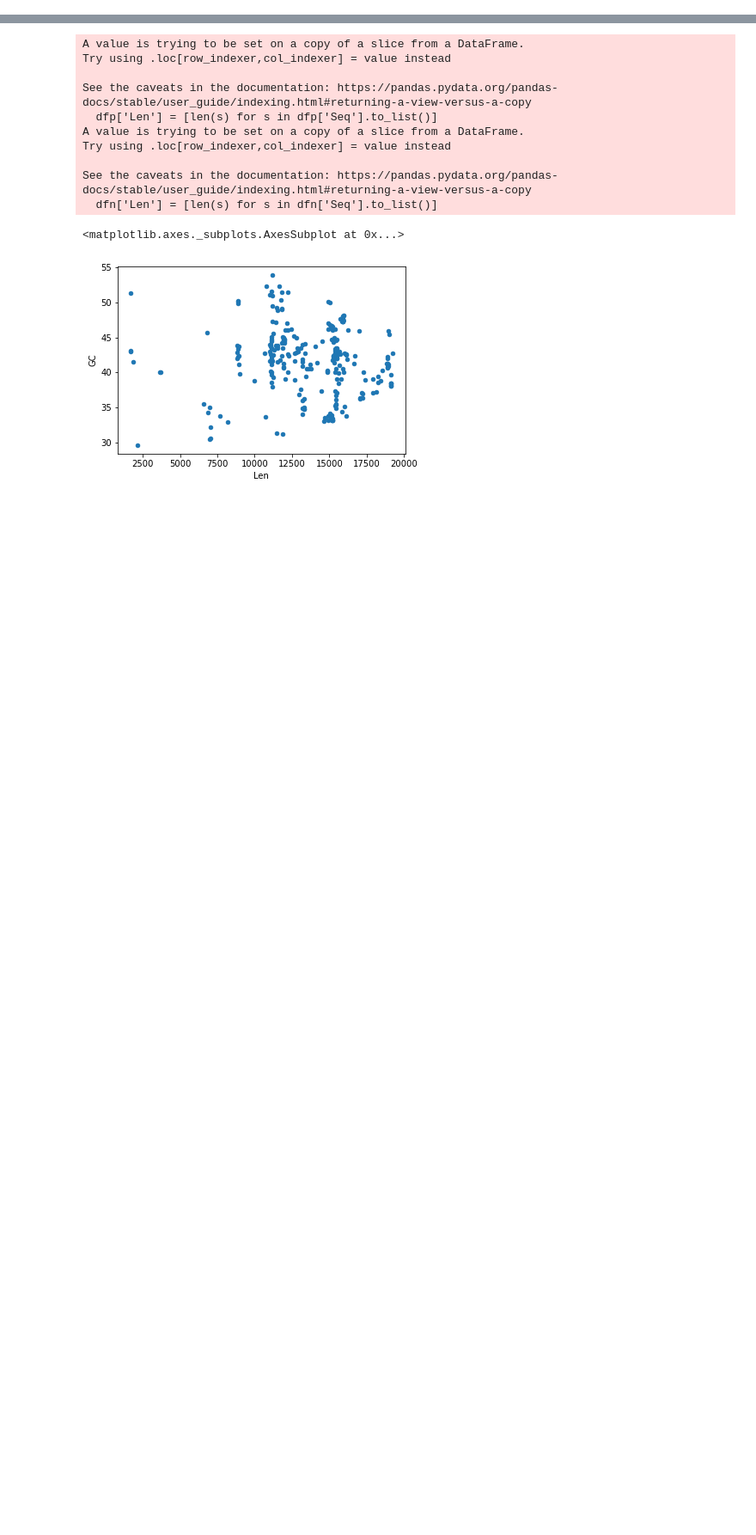
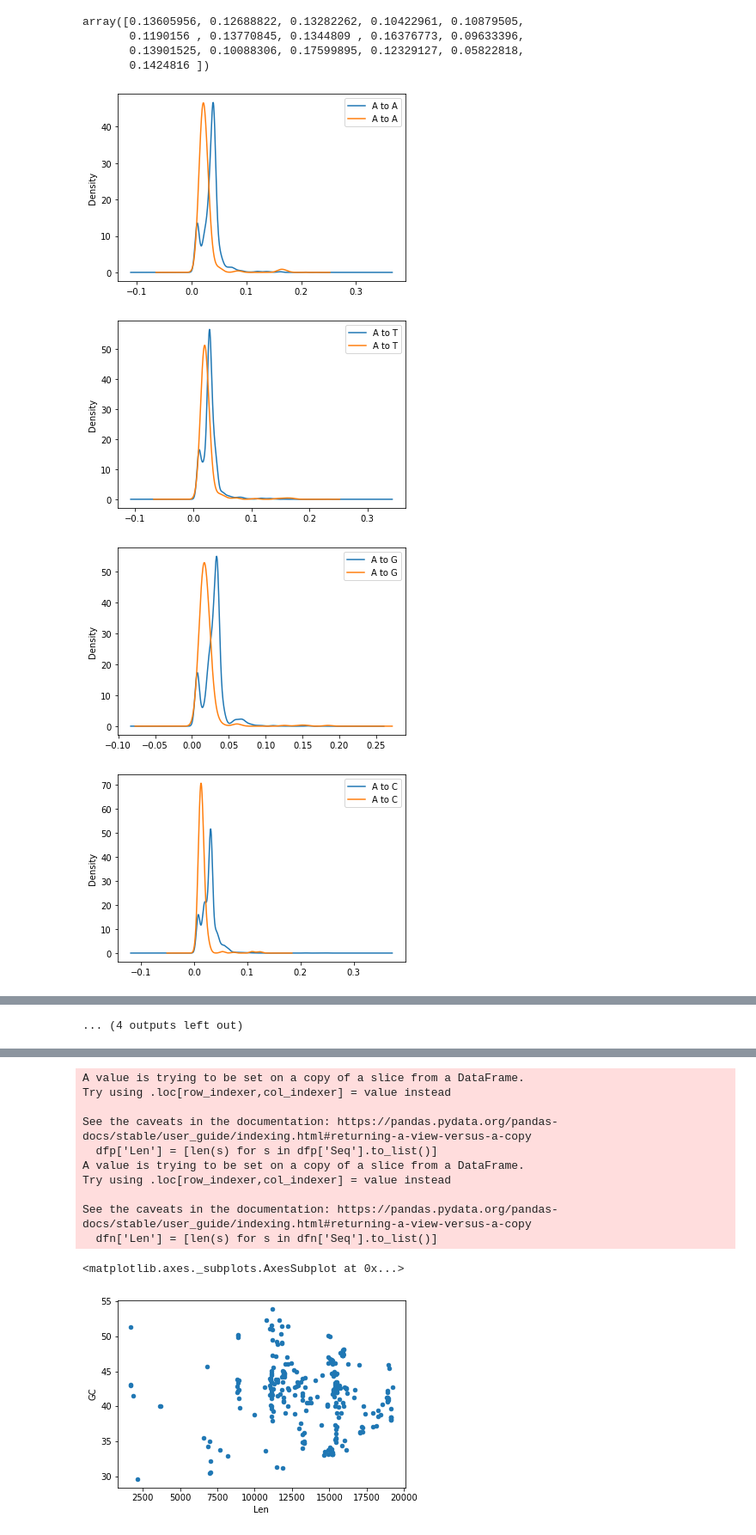
Before and after one commit to DeadlineWasYesterday/V-Classifier, a Jupyter notebook: Ele Finder 1.ipynb, the cells around one changed output, grey strips where cells are left out. Shown at 86% size. Cells and saved outputs as stored; diff of their text form; code cells hidden in the pictures; blank space fills up the shorter version.

```diff
--- a/Ele Finder 1.ipynb
+++ b/Ele Finder 1.ipynb
@@ -7,0 +72,50 @@ Looking at stats
+# %%
+#column names
+
+lets = 'ATGC'
+tcols = []
+for i in range(4):
+    a = lets[i]
+    for j in range(4):
+        tcols.append((a + ' to ' + lets[j]))
+# %%
+m.flatten()/2
+# %% [output]
+array([0.13605956, 0.12688822, 0.13282262, 0.10422961, 0.10879505,
+       0.1190156 , 0.13770845, 0.1344809 , 0.16376773, 0.09633396,
+       0.13901525, 0.10088306, 0.17599895, 0.12329127, 0.05822818,
+       0.1424816 ])
+# %%
+#raw transition scores
+
+l = []
+for s in pndf['Seq'].tolist():
+    m = transition_matrix(s)
+    f = m.flatten()
+    l.append(f)
+
+tdfr = pd.DataFrame(l, columns = tcols)
+# %%
+#transition scores as a function of length
+
+l = []
+for s in pndf['Seq'].tolist():
+    m = transition_matrix(s)
+    f = m.flatten() / (len(s)/1000)
+
+    l.append(f)
+
+tdf = pd.DataFrame(l, columns = tcols)
+# %%
+tdfp = tdf.iloc[:2862,:]
+tdfn = tdf.iloc[2862:, :].reset_index(drop = True)
+tdfrp = tdfr.iloc[:2862,:]
+tdfrn = tdfr.iloc[2862:, :].reset_index(drop = True)
+# %%
+for i in range(16):
+    pd.concat([tdfp.iloc[:, i], tdfn.iloc[:, i]], axis = 1).plot(kind='kde')
+# %% [output]
+[figure, added]
+[figure, added]
+[figure, added]
+[figure, added]
@@ -7,0 +130 @@ Looking at stats
+... (4 outputs left out)
```
Also changed, not shown: parts of 27 cells of this notebook, 8 other files.
